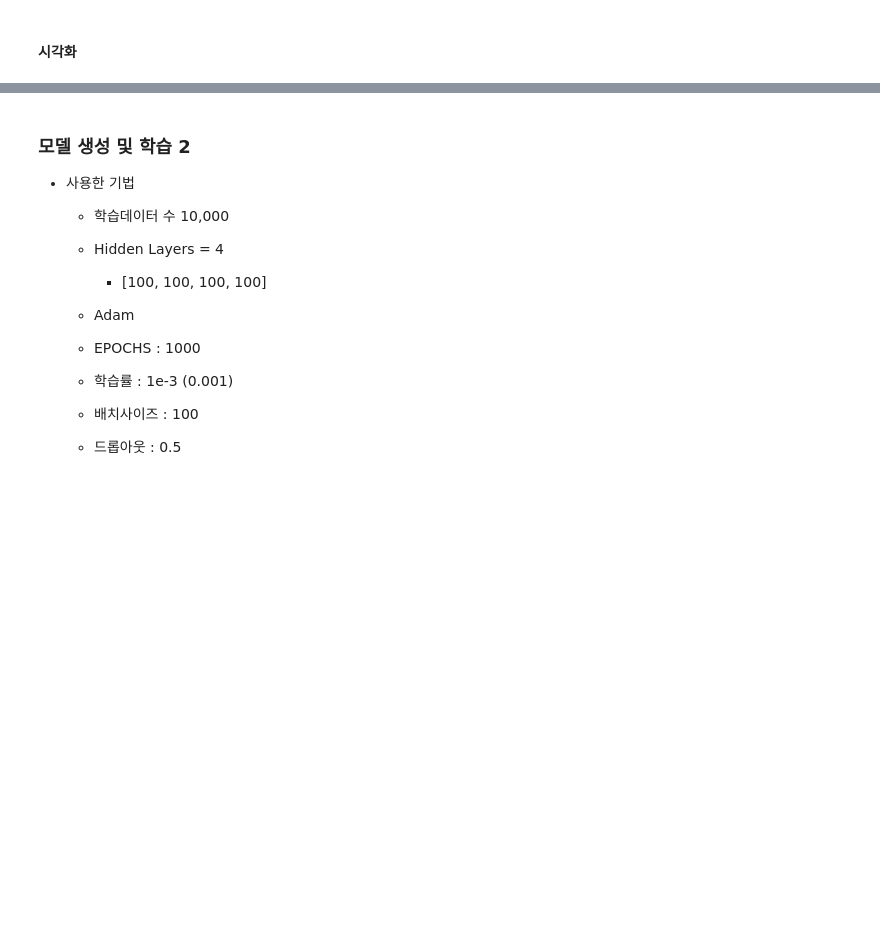
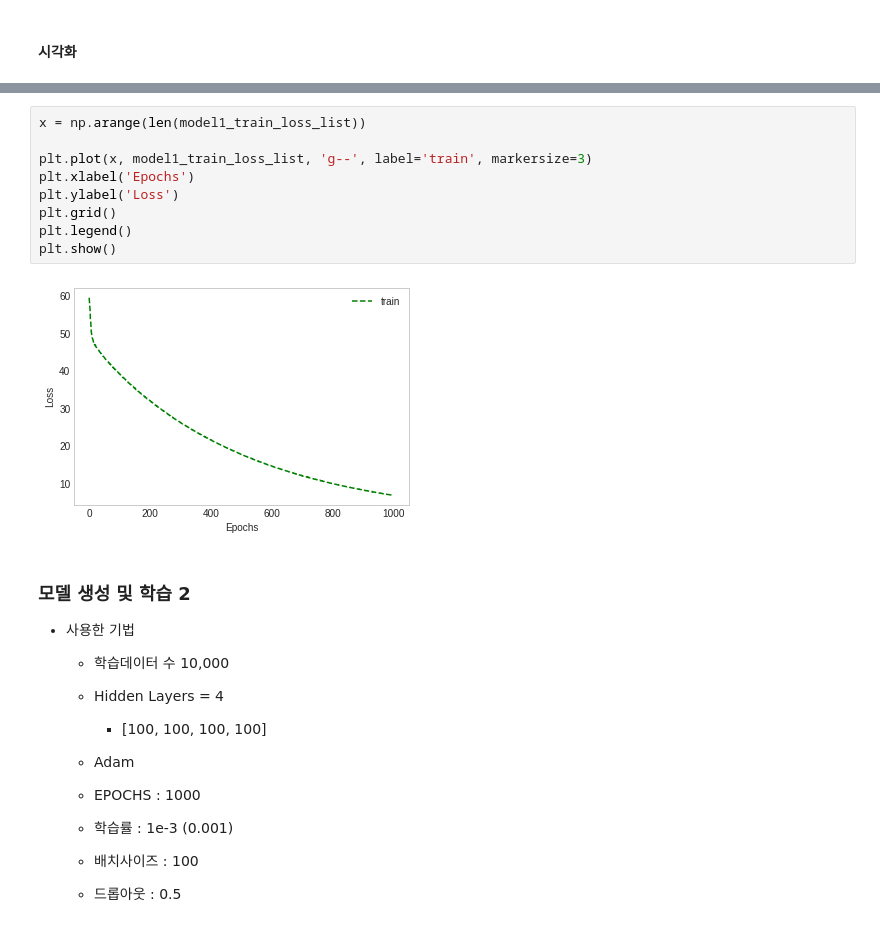
Before and after one commit to bye23mj/suanLee, a Jupyter notebook: DL_9_딥러닝_학습_기술.ipynb, the cells around one changed output, grey strips where cells are left out. Drawn from its saved outputs; the diff is of its cells as text; blank space fills up the shorter version.

```diff
--- a/DL_9_딥러닝_학습_기술.ipynb
+++ b/DL_9_딥러닝_학습_기술.ipynb
@@ -1390,3 +1429,14 @@ for epoch in range(epochs):
+# %%
+x = np.arange(len(model1_train_loss_list))
+
+plt.plot(x, model1_train_loss_list, 'g--', label='train', markersize=3)
+plt.xlabel('Epochs')
+plt.ylabel('Loss')
+plt.grid()
+plt.legend()
+plt.show()
+# %% [output]
+[figure, added]
 # %% [markdown]
 ### 모델 생성 및 학습 2
 - 사용한 기법
```
Also changed, not shown: parts of 20 cells of this notebook.
